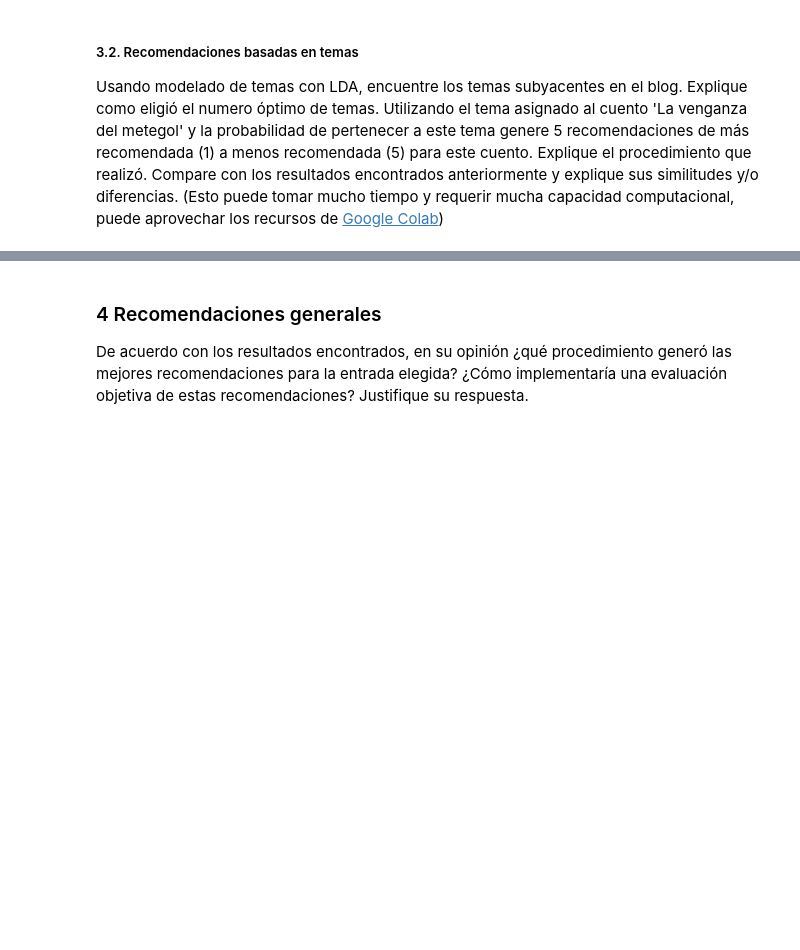
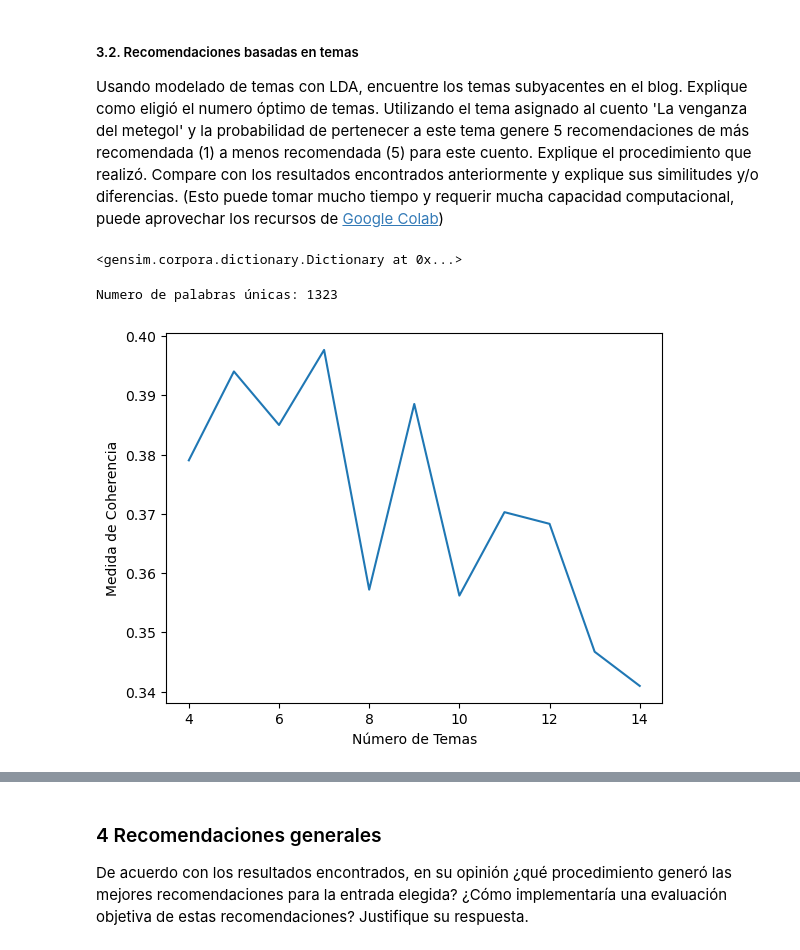
Before and after one commit to DanielEMontero/MIAD_ANS_202514, a Jupyter notebook: Semana 6/DM_S6_LC1_Taller_LDA.ipynb, the cells around one changed output, grey strips where cells are left out. Drawn from its saved outputs; the diff is of its cells as text; code cells hidden in the pictures; blank space fills up the shorter version.

```diff
--- a/Semana 6/DM_S6_LC1_Taller_LDA.ipynb
+++ b/Semana 6/DM_S6_LC1_Taller_LDA.ipynb
@@ -67,3 +469,8 @@ En esta sección nos interesa generar recomendaciones de cuentos en el blog a un
 Usando modelado de temas con LDA, encuentre los temas subyacentes en el blog. Explique como eligió el numero óptimo de temas. Utilizando el tema asignado al cuento 'La venganza del metegol' y la probabilidad de pertenecer a este tema genere 5 recomendaciones de más recomendada (1) a menos recomendada (5) para este cuento. Explique el procedimiento que realizó. Compare con los resultados encontrados anteriormente y explique sus similitudes y/o diferencias. (Esto puede tomar mucho tiempo y requerir mucha capacidad computacional, puede aprovechar los recursos de [Google Colab](https://colab.research.google.com/))
 # %%
 # Utilice este espacio para escribir el código.
+text_lda = df['tokens'].apply(lambda x: x.split()).tolist()
+dictionary =Dictionary(text_lda)
+dictionary
+# %% [output]
+<gensim.corpora.dictionary.Dictionary at 0x...>
@@ -69,0 +479,34 @@ Usando modelado de temas con LDA, encuentre los temas subyacentes en el blog. Ex
+# %%
+corpus = [dictionary.doc2bow(doc) for doc in text_lda]
+# %%
+print('Numero de palabras únicas: %d' % len(dictionary))
+# %% [output]
+Numero de palabras únicas: 1323
+# %%
+def calcular_coherencia(dictionary, corpus, texts, start=1, limit=10, step=1):
+
+    coherence_values = []
+    model_list = []
+
+    for num_topics in range(start, limit, step):
+        model = LdaMulticore(corpus=corpus,
+                        id2word=dictionary,
+                        num_topics=num_topics,
+                        random_state=123,
+                        passes=20)
+        model_list.append(model)
+        coherencemodel = CoherenceModel(model=model, texts=texts, dictionary=dictionary, coherence='c_v')
+        coherence_values.append(coherencemodel.get_coherence())
+
+    return model_list, coherence_values
+# %%
+modelos, valores_c = calcular_coherencia(dictionary=dictionary, corpus=corpus, texts=text_lda, start=4, limit=15, step=1)
+# %%
+limit=15; start=4; step=1;
+x = range(start, limit, step)
+plt.plot(x, valores_c)
+plt.xlabel("Número de Temas")
+plt.ylabel("Medida de Coherencia")
+plt.show()
+# %% [output]
+[figure, added]
```
Also changed, not shown: parts of 63 cells of this notebook.
